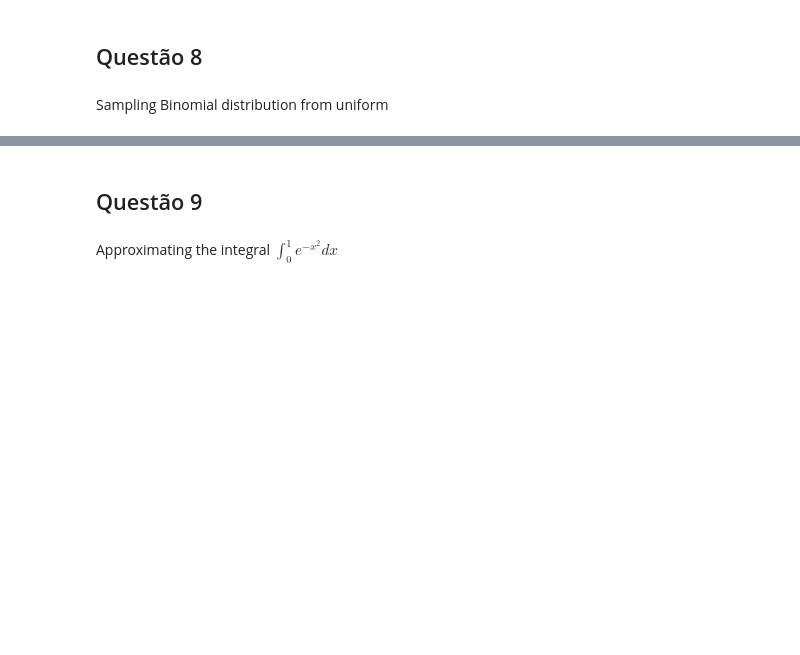
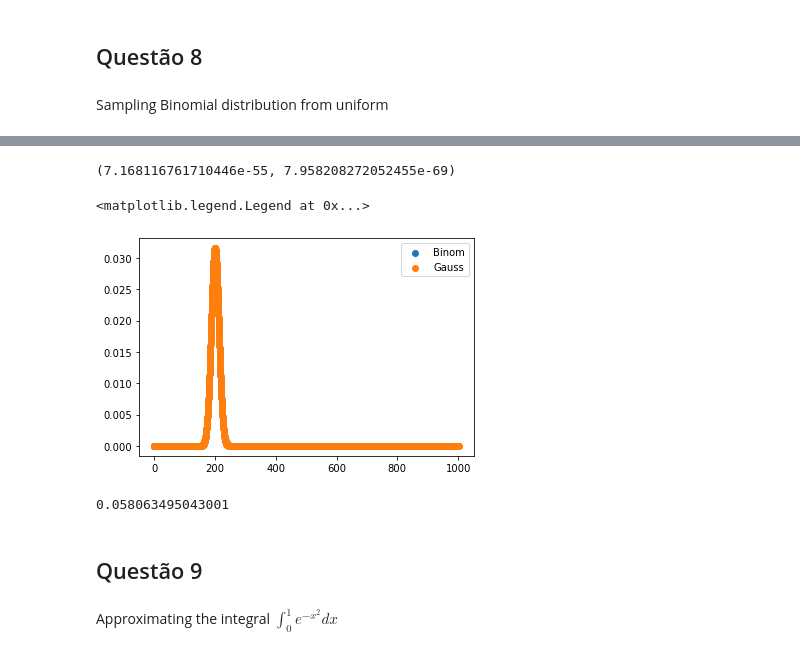
Before and after one commit to FelipeSchreiber/MCMC, a Jupyter notebook: Lista2-MCMC.ipynb, the cells around one changed output, grey strips where cells are left out. Drawn from its saved outputs; the diff is of its cells as text; code cells hidden in the pictures; blank space fills up the shorter version.

```diff
--- a/Lista2-MCMC.ipynb
+++ b/Lista2-MCMC.ipynb
@@ -122,0 +107,3 @@ plt.hist(y,100)
+# %%
+def gauss(x):
+    return np.exp(-(x-200)**2/(2*160))/(np.sqrt(2*np.pi*160))
@@ -123,3 +112,32 @@ plt.hist(y,100)
+# %%
+quad(gauss,2.5,3.5)
+# %% [output]
+(7.168116761710446e-55, 7.958208272052455e-69)
+# %%
+from scipy.stats import binom as binom2
+maximum = 0
+x = list(range(1001))
+dist = [binom2.pmf(r, n, p) for r in x]
+gauss_dist = [quad(gauss,i-0.5,i+0.5)[0] for r in x]
+for i in range(1001):
+    u = quad(gauss,i-0.5,i+0.5)[0]
+    if(dist[i] == 0 or u == 0 or u<1e-15 or dist[i]<1e-15):
+        continue
+    v = dist[i]/u
+    if v > maximum:
+        maximum = v
+# %%
+plt.scatter(x,dist,label="Binom")
+x2 = np.linspace(0,1001,4000)
+plt.scatter(x2,gauss(x2),label="Gauss")
+plt.legend()
+# %% [output]
+<matplotlib.legend.Legend at 0x...>
+[figure, added]
+# %%
+1/maximum
+# %% [output]
+0.058063495043001
 # %%
 def sample_binom2(n,p):
    ##TODO
```
Also changed, not shown: parts of 9 cells of this notebook.
